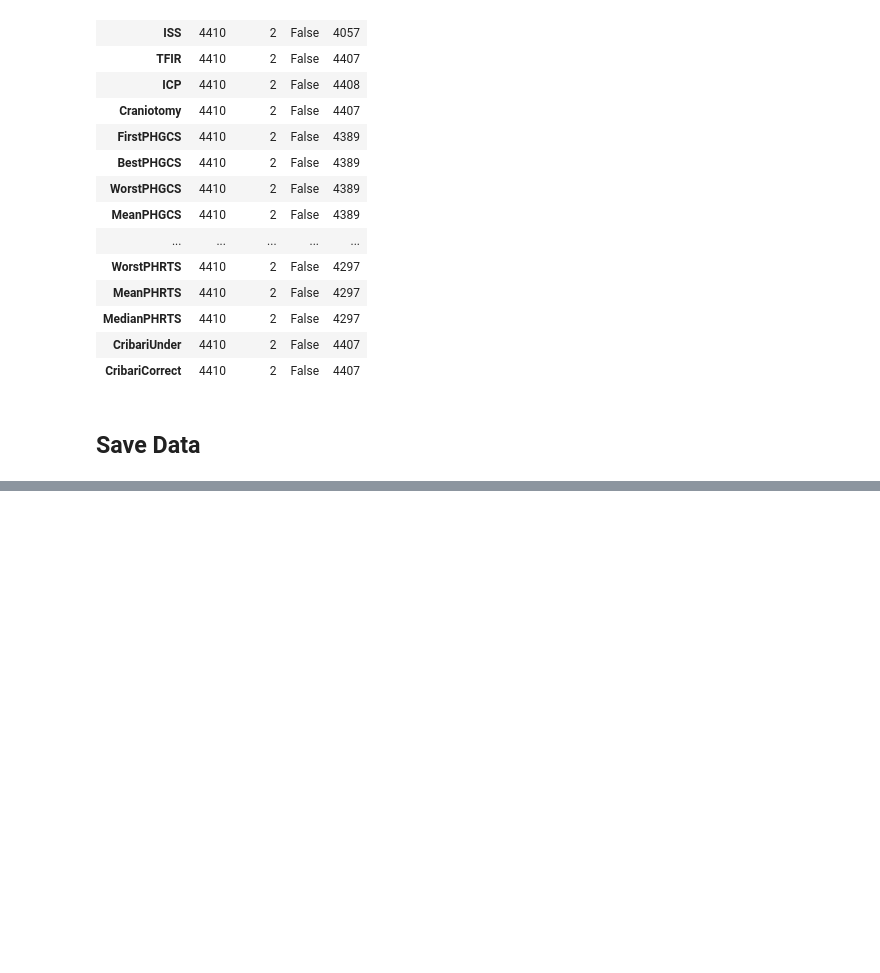
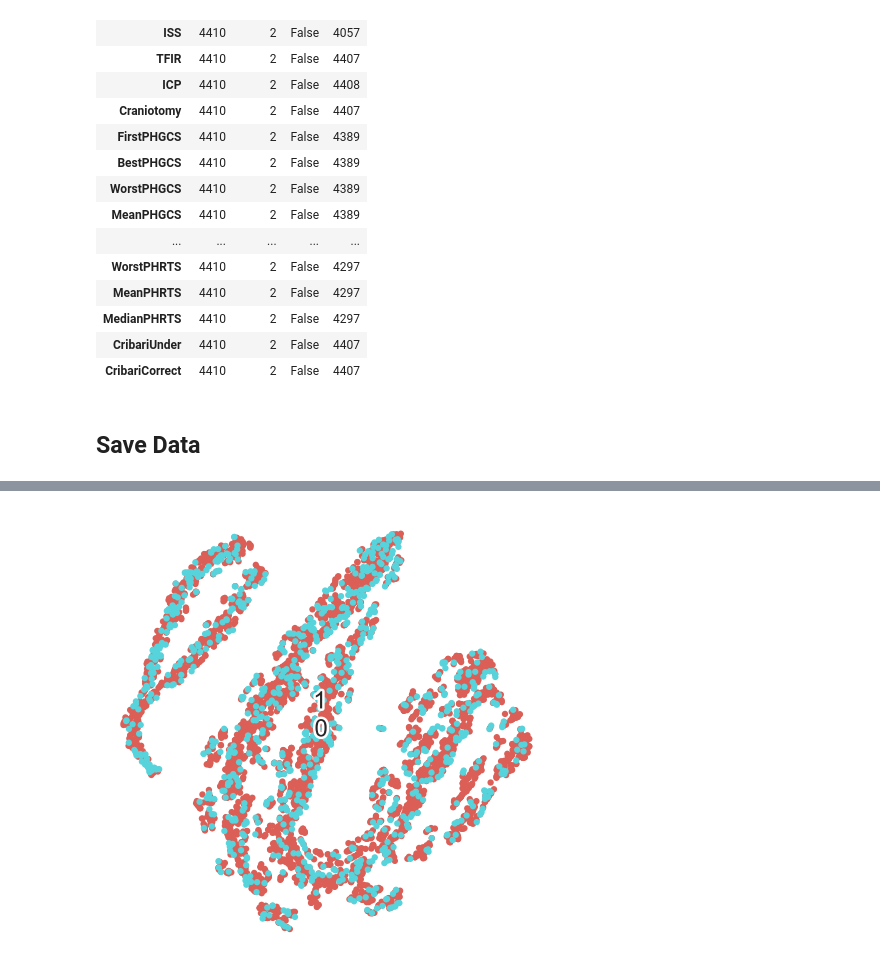
Before and after one commit to Rishabhkandoi/CapstoneUR, a Jupyter notebook: Code/DataPrep/TraumaDetectionDataExploration.ipynb, the cells around one changed output, grey strips where cells are left out. Drawn from its saved outputs; the diff is of its cells as text; code cells hidden in the pictures; blank space fills up the shorter version.

```diff
--- a/Code/DataPrep/TraumaDetectionDataExploration.ipynb
+++ b/Code/DataPrep/TraumaDetectionDataExploration.ipynb
@@ -432,0 +475,3 @@ all_vars_data.to_csv("{}/{}".format(folder_loc, output_file), index = False)
+# %%
+all_vars_data_dupl = all_vars_data.drop(['FinalNFTIOver', 'FinalNFTIUnder', 'FinalNFTICorrect', 'CribariLevel', 'CribariOver', 'CribariUnder', 'CribariCorrect', 'Level_C', 'Level_F', 'Level_P', 'NFTILevel_0', 'NFTILevel_C', 'NFTILevel_F', 'NFTILevel_P'], axis=1)
+list(all_vars_data_dupl.columns)
@@ -432,0 +498,3 @@ all_vars_data.to_csv("{}/{}".format(folder_loc, output_file), index = False)
+# %%
+x = all_vars_data_dupl.drop(['FinalNFTI', 'MRN', 'LastName', 'EDArrival', 'ISS', 'PHHoTN', 'FinalIntwithin3'], axis=1).isna().describe().T.unique
+x[x == 2]
@@ -432,0 +507,72 @@ all_vars_data.to_csv("{}/{}".format(folder_loc, output_file), index = False)
+# %%
+# That's an impressive list of imports.
+import numpy as np
+from numpy import linalg
+from numpy.linalg import norm
+from scipy.spatial.distance import squareform, pdist
+
+# We import sklearn.
+import sklearn
+from sklearn.manifold import TSNE
+from sklearn.datasets import load_digits
+from sklearn.preprocessing import scale
+
+# We'll hack a bit with the t-SNE code in sklearn 0.15.2.
+from sklearn.metrics.pairwise import pairwise_distances
+from sklearn.manifold._t_sne import (_joint_probabilities,
+                                    _kl_divergence)
+# from sklearn.utils.extmath import _ravel
+# Random state.
+RS = 20150101
+
+# We'll use matplotlib for graphics.
+import matplotlib.pyplot as plt
+import matplotlib.patheffects as PathEffects
+import matplotlib
+%matplotlib inline
+
+# We import seaborn to make nice plots.
+import seaborn as sns
+sns.set_style('darkgrid')
+sns.set_palette('muted')
+sns.set_context("notebook", font_scale=1.5,
+                rc={"lines.linewidth": 2.5})
+
+# We first reorder the data points according to the handwritten numbers.
+X = np.vstack([all_vars_data_dupl[all_vars_data_dupl.FinalNFTI==i].drop(['FinalNFTI', 'MRN', 'LastName', 'EDArrival', 'ISS', 'PHHoTN', 'FinalIntwithin3', 'EDHoTN', 'TFIR', 'ICP', 'Craniotomy'], axis=1)
+               for i in range(2)])
+y = np.hstack([all_vars_data_dupl[all_vars_data_dupl.FinalNFTI==i].FinalNFTI
+               for i in range(2)])
+
+digits_proj = TSNE(random_state=RS).fit_transform(X)
+
+def scatter(x, colors):
+    # We choose a color palette with seaborn.
+    palette = np.array(sns.color_palette("hls", 2))
+
+    # We create a scatter plot.
+    f = plt.figure(figsize=(8, 8))
+    ax = plt.subplot(aspect='equal')
+    sc = ax.scatter(x[:,0], x[:,1], lw=0, s=40,
+                    c=palette[colors.astype(np.int)])
+    plt.xlim(-25, 25)
+    plt.ylim(-25, 25)
+    ax.axis('off')
+    ax.axis('tight')
+
+    # We add the labels for each digit.
+    txts = []
+    for i in range(2):
+        # Position of each label.
+        xtext, ytext = np.median(x[colors == i, :], axis=0)
+        txt = ax.text(xtext, ytext, str(i), fontsize=24)
+        txt.set_path_effects([
+            PathEffects.Stroke(linewidth=5, foreground="w"),
+            PathEffects.Normal()])
+        txts.append(txt)
+
+    return f, ax, sc, txts
+
+scatter(digits_proj, y)
+# plt.savefig('images/digits_tsne-generated.png', dpi=120)
+# %% [output]
@@ -432,0 +585 @@ all_vars_data.to_csv("{}/{}".format(folder_loc, output_file), index = False)
+[figure, added]
```
Also changed, not shown: parts of 10 cells of this notebook.
